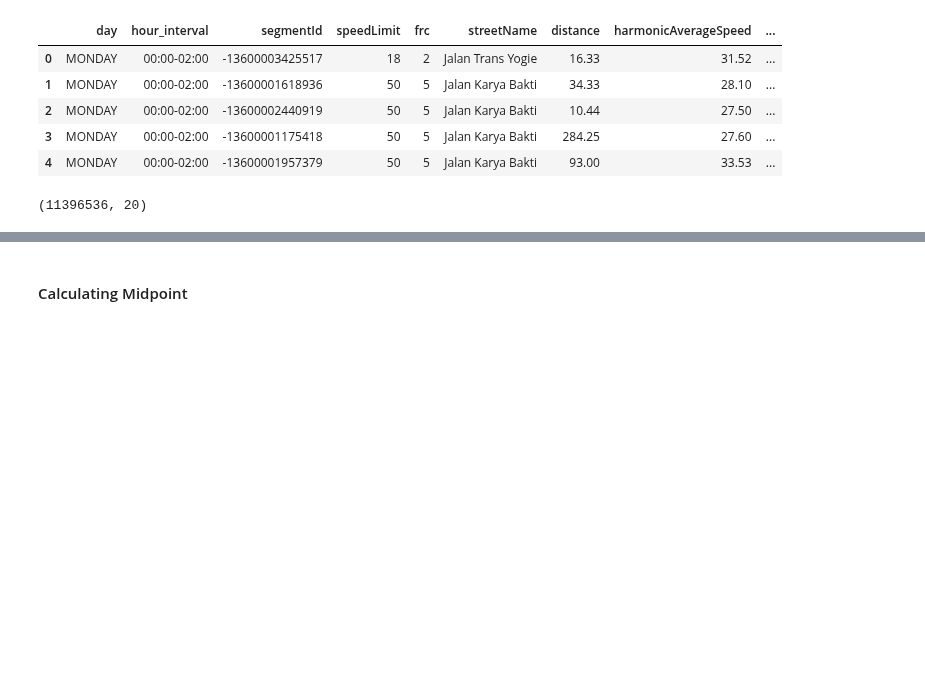
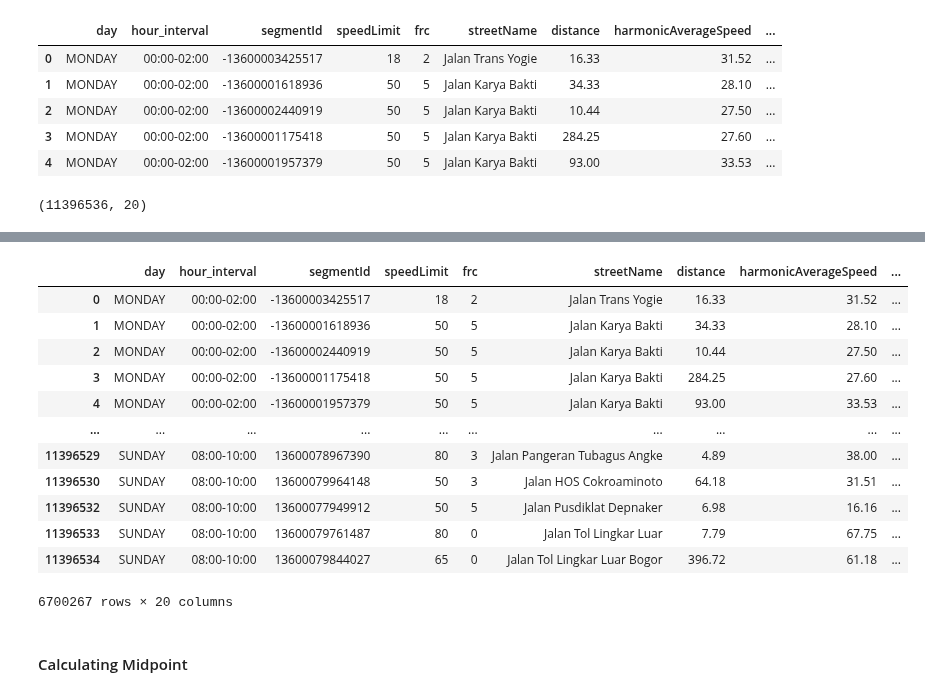
Before and after one commit to 6ill/Data-Mining-Jakarta-Traffic, a Jupyter notebook: worksheet.ipynb, the cells around one changed output, grey strips where cells are left out. Cells and saved outputs as stored; diff of their text form; code cells hidden in the pictures; blank space fills up the shorter version.

Commit message:
Use sampled dataset (exlude )

```diff
--- a/worksheet.ipynb
+++ b/worksheet.ipynb
@@ -172,3 +183,19 @@ df.shape
+# %%
+df_sampled = df[(df.frc != 4) & (df.frc != 6)]
+# %% [output]
+|  | day | hour_interval | segmentId | speedLimit | frc | streetName | distance | harmonicAverageSpeed | ... |
+| 0 | MONDAY | 00:00-02:00 | -13600003425517 | 18 | 2 | Jalan Trans Yogie | 16.33 | 31.52 | ... |
+| 1 | MONDAY | 00:00-02:00 | -13600001618936 | 50 | 5 | Jalan Karya Bakti | 34.33 | 28.10 | ... |
+| 2 | MONDAY | 00:00-02:00 | -13600002440919 | 50 | 5 | Jalan Karya Bakti | 10.44 | 27.50 | ... |
+| 3 | MONDAY | 00:00-02:00 | -13600001175418 | 50 | 5 | Jalan Karya Bakti | 284.25 | 27.60 | ... |
+| 4 | MONDAY | 00:00-02:00 | -13600001957379 | 50 | 5 | Jalan Karya Bakti | 93.00 | 33.53 | ... |
+| ... | ... | ... | ... | ... | ... | ... | ... | ... | ... |
+| 11396529 | SUNDAY | 08:00-10:00 | 13600078967390 | 80 | 3 | Jalan Pangeran Tubagus Angke | 4.89 | 38.00 | ... |
+| 11396530 | SUNDAY | 08:00-10:00 | 13600079964148 | 50 | 3 | Jalan HOS Cokroaminoto | 64.18 | 31.51 | ... |
+| 11396532 | SUNDAY | 08:00-10:00 | 13600077949912 | 50 | 5 | Jalan Pusdiklat Depnaker | 6.98 | 16.16 | ... |
+| 11396533 | SUNDAY | 08:00-10:00 | 13600079761487 | 80 | 0 | Jalan Tol Lingkar Luar | 7.79 | 67.75 | ... |
+| 11396534 | SUNDAY | 08:00-10:00 | 13600079844027 | 65 | 0 | Jalan Tol Lingkar Luar Bogor | 396.72 | 61.18 | ... |
+6700267 rows × 20 columns
 # %% [markdown]
 #### Calculating Midpoint
 # %%
```
Also changed, not shown: parts of 7 cells of this notebook.
